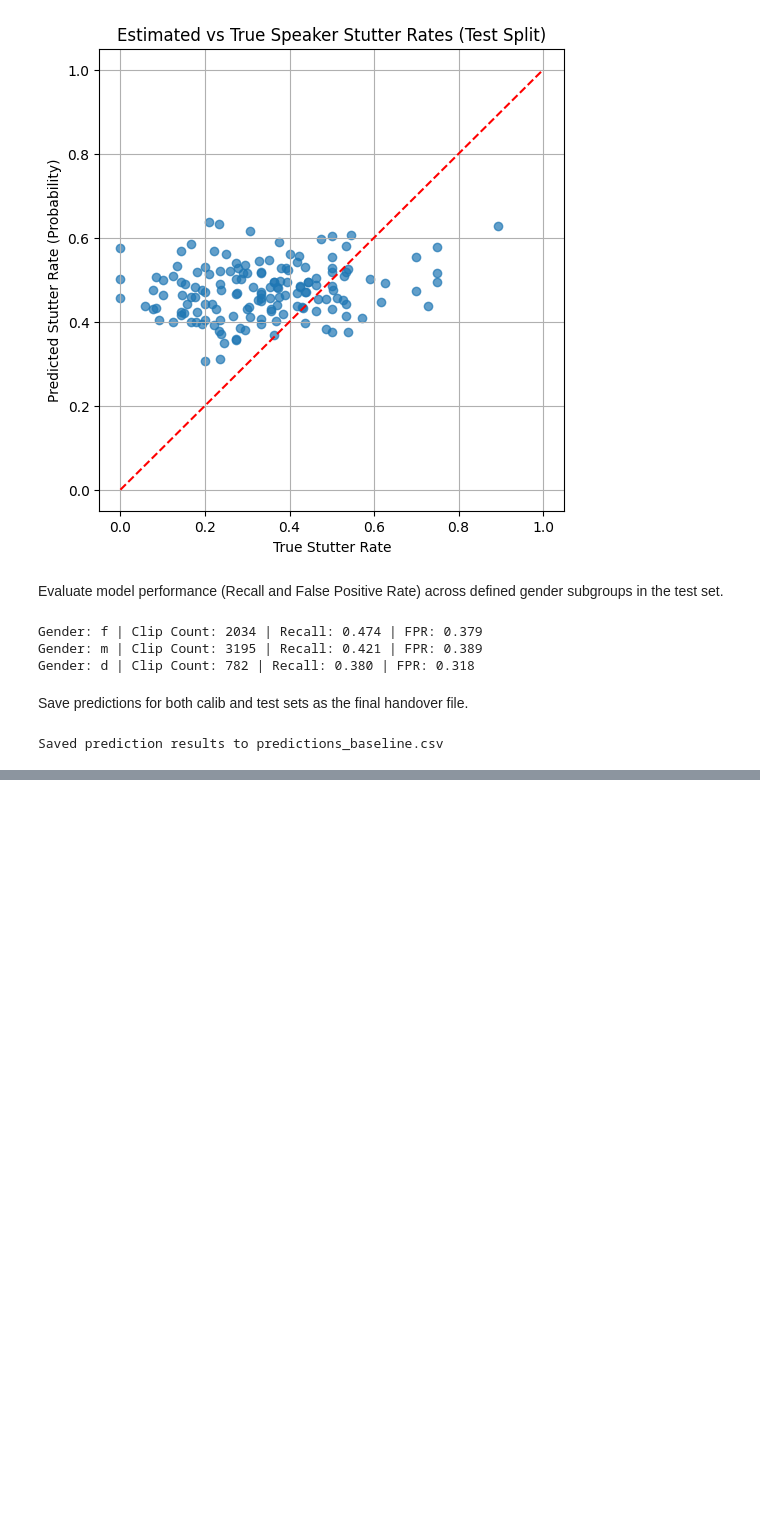
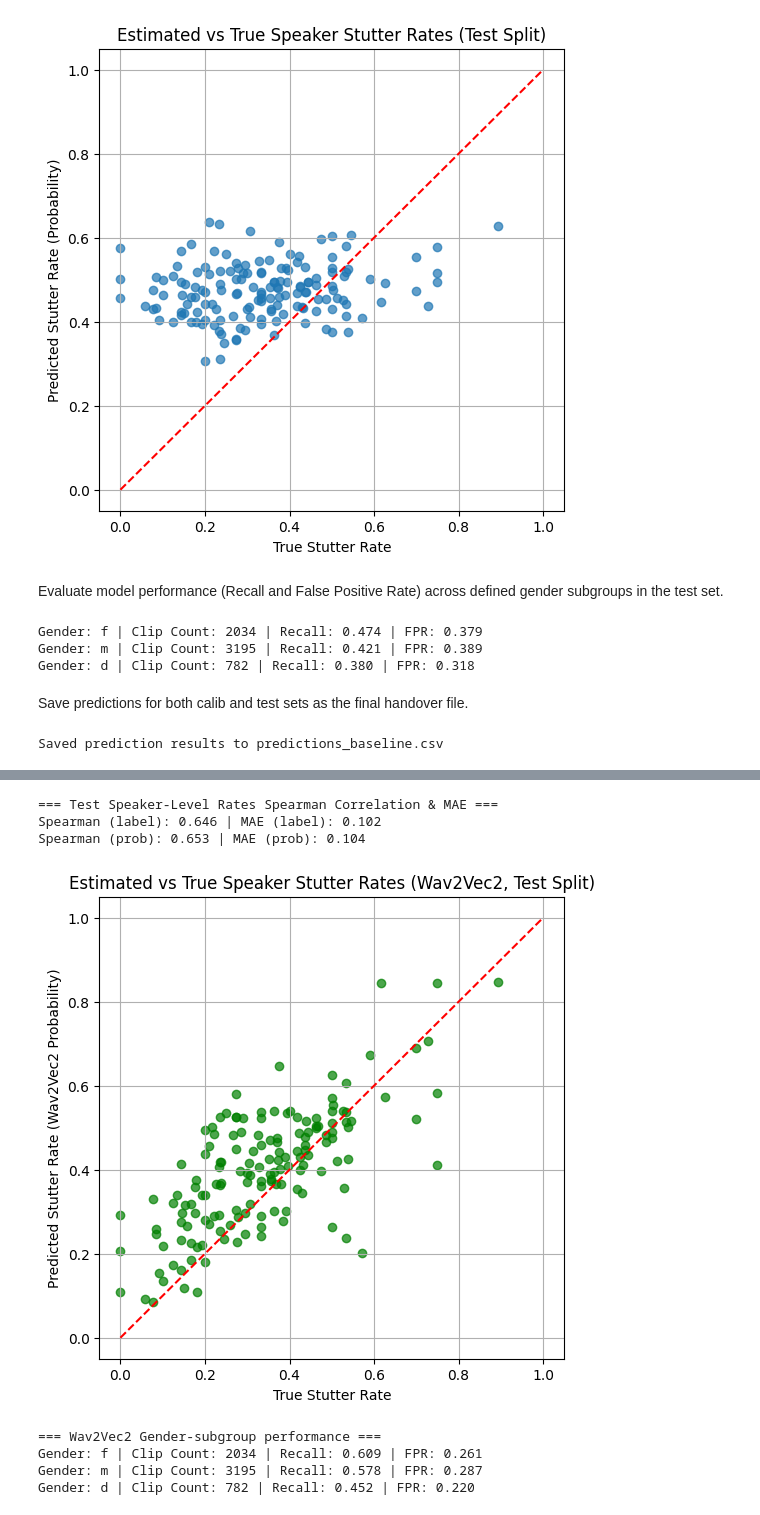
Before and after one commit to And850/VeritasHackathonProject1, a Jupyter notebook: VeritasHackathon.ipynb, the cells around one changed output, grey strips where cells are left out. Saved outputs shown, nothing was run; the diff lists cells and outputs as text; code cells hidden in the pictures; blank space fills up the shorter version.

Commit message:
Added Model 1 (pre-trained wav2vec2 without fine-tuning). Predictions recorded. Created using Colab and Gemini.

```diff
--- a/VeritasHackathon.ipynb
+++ b/VeritasHackathon.ipynb
@@ -577,0 +603,11 @@ Saved prediction results to predictions_baseline.csv
+# %%
+# 1. Setup Feature Extractor & Model
+device = torch.device('cuda' if torch.cuda.is_available() else 'cpu')
+model_name = "facebook/wav2vec2-base"
+
+feature_extractor = AutoFeatureExtractor.from_pretrained(model_name)
+model = Wav2Vec2Model.from_pretrained(model_name, output_hidden_states=True)
+model.eval()
+model.to(device)
+if device.type == 'cuda':
+    model.half() # Use float16 on GPU
@@ -577,0 +867,58 @@ Saved prediction results to predictions_baseline.csv
+# %%
+# Per-speaker analysis on test set (speakers with >= 10 clips)
+test_mask = df_working['split'] == 'test'
+test_speakers = df_working[test_mask].groupby('speaker')
+spk_rates_w2v = []
+
+for spk, group in test_speakers:
+    if len(group) >= 10:
+        spk_rates_w2v.append({
+            'speaker': spk,
+            'true_rate': group['stutter'].mean(),
+            'pred_rate_label': group['w2v_pred'].mean(),
+            'pred_rate_prob': group['w2v_prob'].mean()
+        })
+
+spk_w2v_df = pd.DataFrame(spk_rates_w2v)
+spearman_label, _ = stats.spearmanr(spk_w2v_df['true_rate'], spk_w2v_df['pred_rate_label'])
+spearman_prob, _ = stats.spearmanr(spk_w2v_df['true_rate'], spk_w2v_df['pred_rate_prob'])
+mae_label = np.mean(np.abs(spk_w2v_df['true_rate'] - spk_w2v_df['pred_rate_label']))
+mae_prob = np.mean(np.abs(spk_w2v_df['true_rate'] - spk_w2v_df['pred_rate_prob']))
+
+print(f"=== Test Speaker-Level Rates Spearman Correlation & MAE ===")
+print(f"Spearman (label): {spearman_label:.3f} | MAE (label): {mae_label:.3f}")
+print(f"Spearman (prob): {spearman_prob:.3f} | MAE (prob): {mae_prob:.3f}")
+
+# Scatter plot
+plt.figure(figsize=(6, 6))
+plt.scatter(spk_w2v_df['true_rate'], spk_w2v_df['pred_rate_prob'], alpha=0.7, color='green')
+plt.plot([0, 1], [0, 1], 'r--')
+plt.xlabel('True Stutter Rate')
+plt.ylabel('Predicted Stutter Rate (Wav2Vec2 Probability)')
+plt.title('Estimated vs True Speaker Stutter Rates (Wav2Vec2, Test Split)')
+plt.grid(True)
+plt.show()
+# %% [output]
+=== Test Speaker-Level Rates Spearman Correlation & MAE ===
+Spearman (label): 0.646 | MAE (label): 0.102
+Spearman (prob): 0.653 | MAE (prob): 0.104
+[figure, added]
+# %%
+# Per-gender analysis on test set
+print("=== Wav2Vec2 Gender-subgroup performance ===")
+for gender_val in ['f', 'm', 'd']:
+    g_sub = df_working[test_mask & (df_working['gender'] == gender_val)]
+    if len(g_sub) > 0:
+        y_g = g_sub['stutter'].values
+        pred_g = g_sub['w2v_pred'].values
+
+        rec = recall_score(y_g, pred_g, zero_division=0)
+        tn, fp, fn, tp = confusion_matrix(y_g, pred_g, labels=[0, 1]).ravel()
+        fpr = fp / (fp + tn) if (fp + tn) > 0 else 0
+
+        print(f"Gender: {gender_val} | Clip Count: {len(g_sub)} | Recall: {rec:.3f} | FPR: {fpr:.3f}")
+# %% [output]
+=== Wav2Vec2 Gender-subgroup performance ===
+Gender: f | Clip Count: 2034 | Recall: 0.609 | FPR: 0.261
+Gender: m | Clip Count: 3195 | Recall: 0.578 | FPR: 0.287
+Gender: d | Clip Count: 782 | Recall: 0.452 | FPR: 0.220
```
Also changed, not shown: parts of 12 cells of this notebook.
